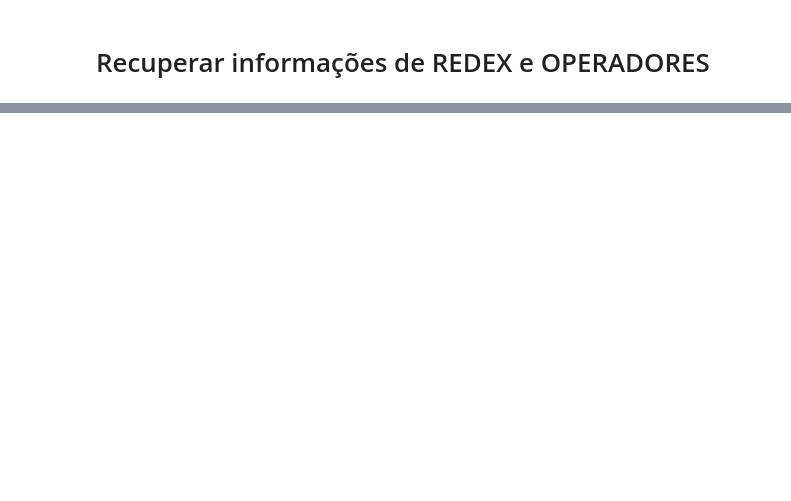
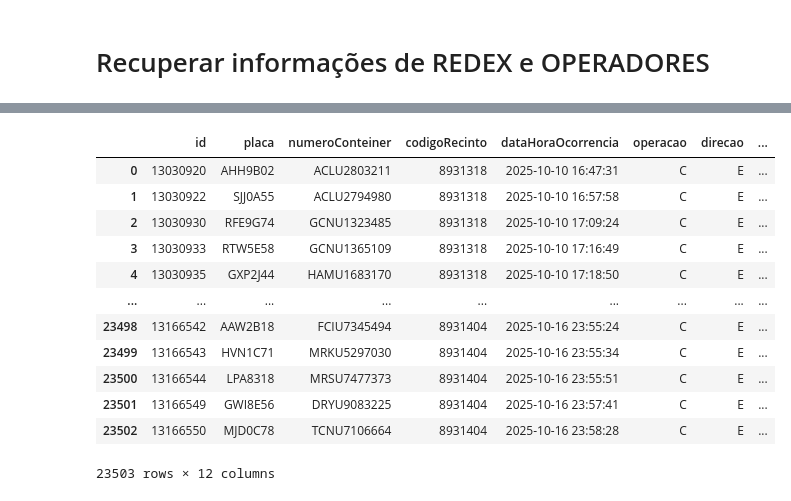
Before and after one commit to IvanBrasilico/virasana, a Jupyter notebook: virasana/notebooks/TransitTimeRedex.ipynb, the cells around one changed output, grey strips where cells are left out. Saved outputs shown, nothing was run; the diff lists cells and outputs as text; code cells hidden in the pictures; blank space fills up the shorter version.

```diff
--- a/virasana/notebooks/TransitTimeRedex.ipynb
+++ b/virasana/notebooks/TransitTimeRedex.ipynb
@@ -305,0 +545,16 @@ KeyError: "['codigoRecinto_pesagem', 'codigoRecinto_saida'] not in index"
+# %%
+df_entrada_operadores
+# %% [output]
+|  | id | placa | numeroConteiner | codigoRecinto | dataHoraOcorrencia | operacao | direcao | ... |
+| 0 | 13030920 | AHH9B02 | ACLU2803211 | 8931318 | 2025-10-10 16:47:31 | C | E | ... |
+| 1 | 13030922 | SJJ0A55 | ACLU2794980 | 8931318 | 2025-10-10 16:57:58 | C | E | ... |
+| 2 | 13030930 | RFE9G74 | GCNU1323485 | 8931318 | 2025-10-10 17:09:24 | C | E | ... |
+| 3 | 13030933 | RTW5E58 | GCNU1365109 | 8931318 | 2025-10-10 17:16:49 | C | E | ... |
+| 4 | 13030935 | GXP2J44 | HAMU1683170 | 8931318 | 2025-10-10 17:18:50 | C | E | ... |
+| ... | ... | ... | ... | ... | ... | ... | ... | ... |
+| 23498 | 13166542 | AAW2B18 | FCIU7345494 | 8931404 | 2025-10-16 23:55:24 | C | E | ... |
+| 23499 | 13166543 | HVN1C71 | MRKU5297030 | 8931404 | 2025-10-16 23:55:34 | C | E | ... |
+| 23500 | 13166544 | LPA8318 | MRSU7477373 | 8931404 | 2025-10-16 23:55:51 | C | E | ... |
+| 23501 | 13166549 | GWI8E56 | DRYU9083225 | 8931404 | 2025-10-16 23:57:41 | C | E | ... |
+| 23502 | 13166550 | MJD0C78 | TCNU7106664 | 8931404 | 2025-10-16 23:58:28 | C | E | ... |
+23503 rows × 12 columns
```
Also changed, not shown: parts of 33 cells of this notebook, 2 other files.
